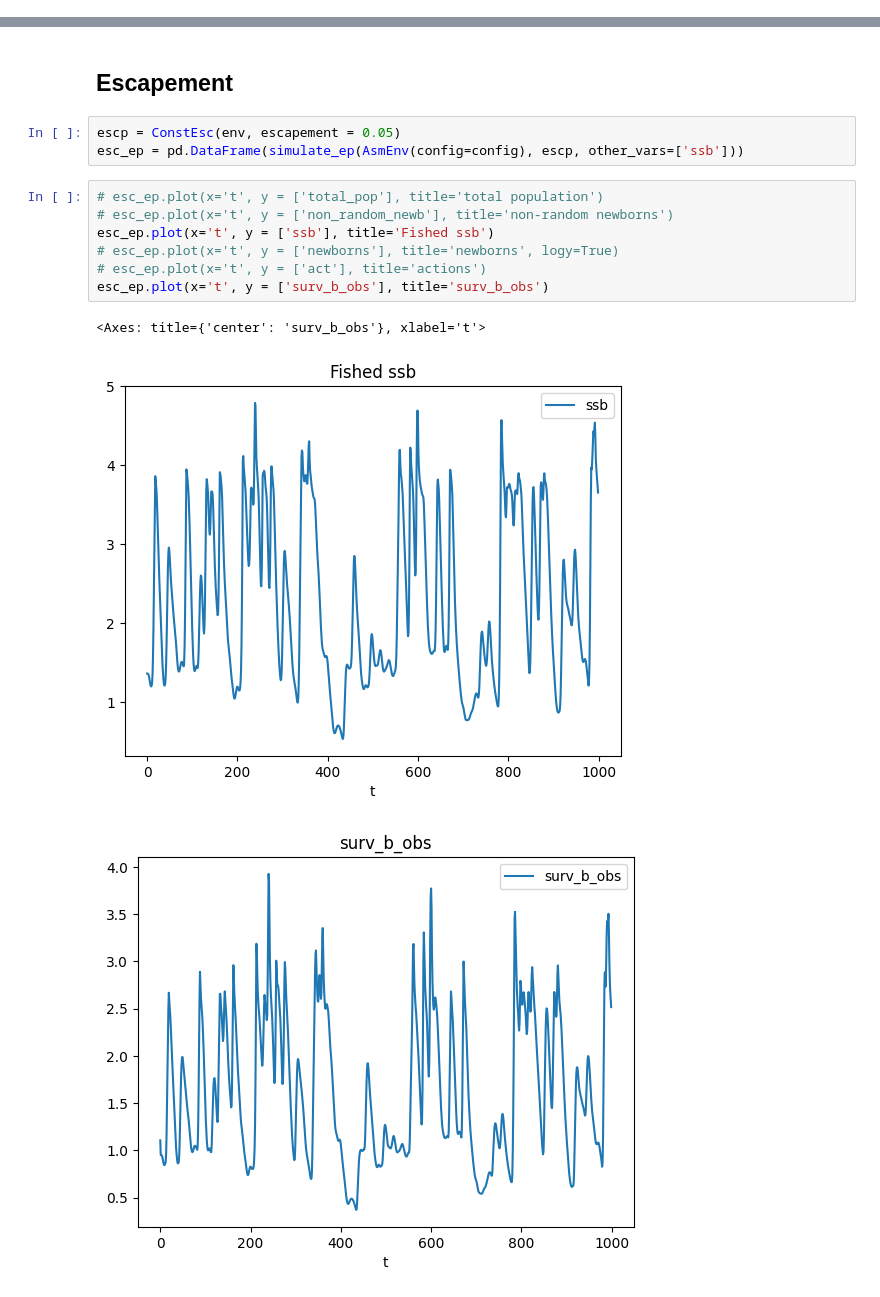
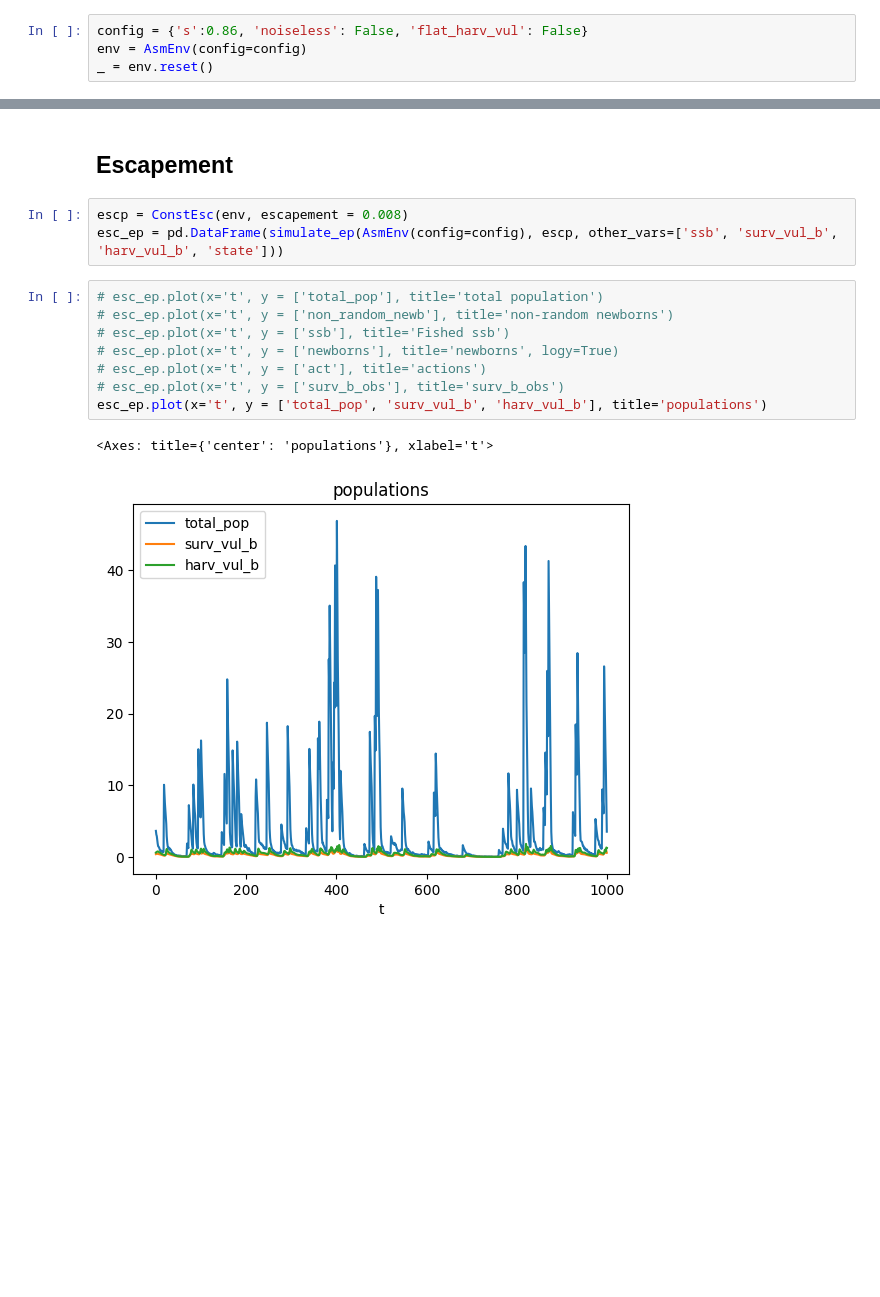
Before and after one commit to petebachant/rl4fisheries, a Jupyter notebook: notebooks/popdyn_tests.ipynb, the cells around one changed output, grey strips where cells are left out. Saved outputs shown, nothing was run; the diff lists cells and outputs as text; blank space fills up the shorter version.

```diff
--- a/notebooks/popdyn_tests.ipynb
+++ b/notebooks/popdyn_tests.ipynb
@@ -14,3 +10,7 @@ env = AsmEnv(config = config)
+# %%
+config = {'s':0.86, 'noiseless': False, 'flat_harv_vul': False}
+env = AsmEnv(config=config)
+_ = env.reset()
 # %%
 def simulate_ep(env, agent, other_vars: Optional[List[Text]] = []):
     simulation = {
@@ -73,17 +110,17 @@ trivial_ep[trivial_ep.t < 50].plot(x='t', y = ['ssb'], title='Unfished ssb')
 # %% [markdown]
 ## Escapement
 # %%
-escp = ConstEsc(env, escapement = 0.05)
-esc_ep = pd.DataFrame(simulate_ep(AsmEnv(config=config), escp, other_vars=['ssb']))
+escp = ConstEsc(env, escapement = 0.008)
+esc_ep = pd.DataFrame(simulate_ep(AsmEnv(config=config), escp, other_vars=['ssb', 'surv_vul_b', 'harv_vul_b', 'state']))
 # %%
 # esc_ep.plot(x='t', y = ['total_pop'], title='total population')
 # esc_ep.plot(x='t', y = ['non_random_newb'], title='non-random newborns')
-esc_ep.plot(x='t', y = ['ssb'], title='Fished ssb')
+# esc_ep.plot(x='t', y = ['ssb'], title='Fished ssb')
 # esc_ep.plot(x='t', y = ['newborns'], title='newborns', logy=True)
 # esc_ep.plot(x='t', y = ['act'], title='actions')
-esc_ep.plot(x='t', y = ['surv_b_obs'], title='surv_b_obs')
+# esc_ep.plot(x='t', y = ['surv_b_obs'], title='surv_b_obs')
+esc_ep.plot(x='t', y = ['total_pop', 'surv_vul_b', 'harv_vul_b'], title='populations')
 # %% [output]
-<Axes: title={'center': 'surv_b_obs'}, xlabel='t'>
+<Axes: title={'center': 'populations'}, xlabel='t'>
-[figure, old version]
+[figure, new version]
-[figure, removed]
 # %%
```
Also changed, not shown: parts of 18 cells of this notebook, 4 other files.
